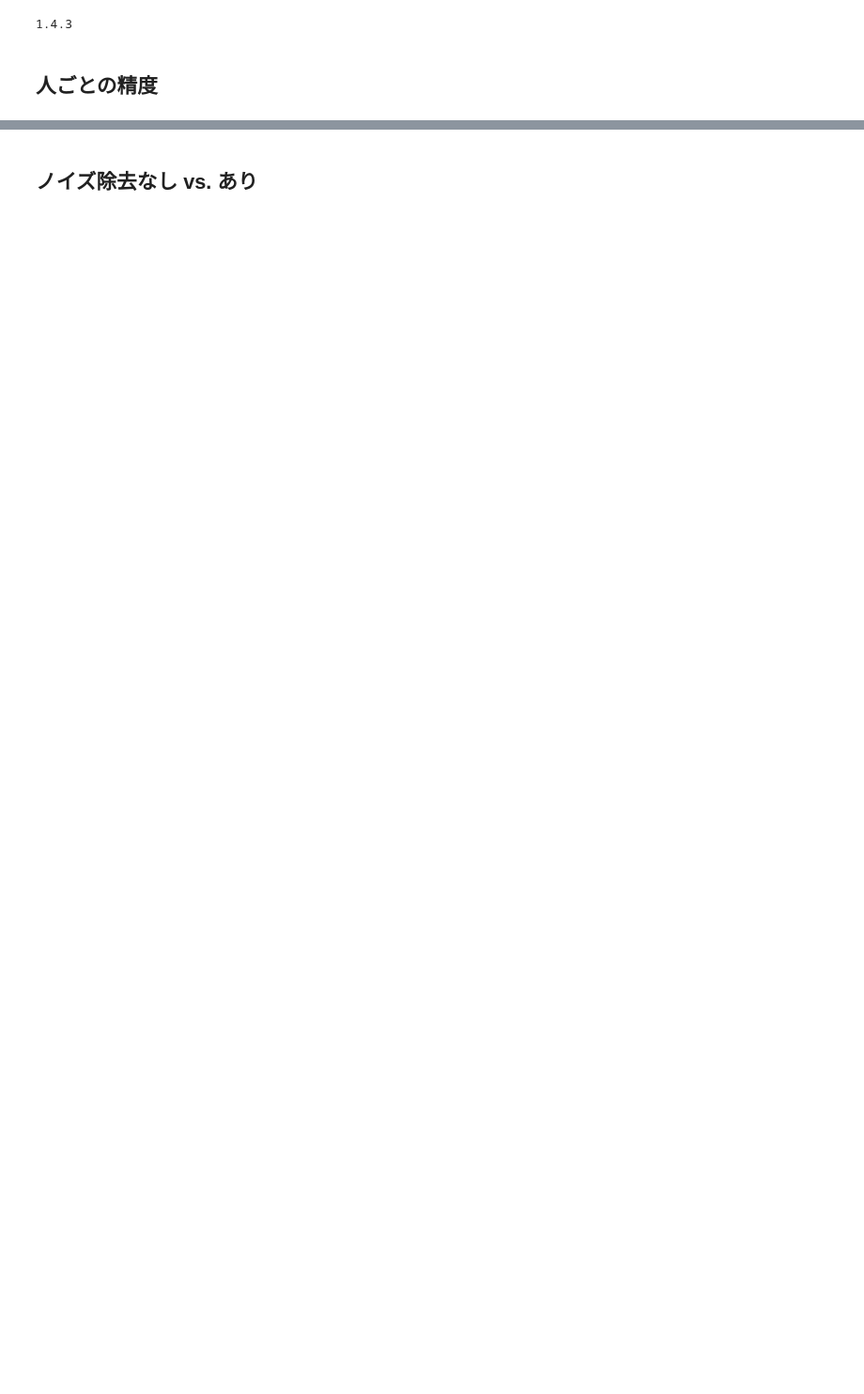
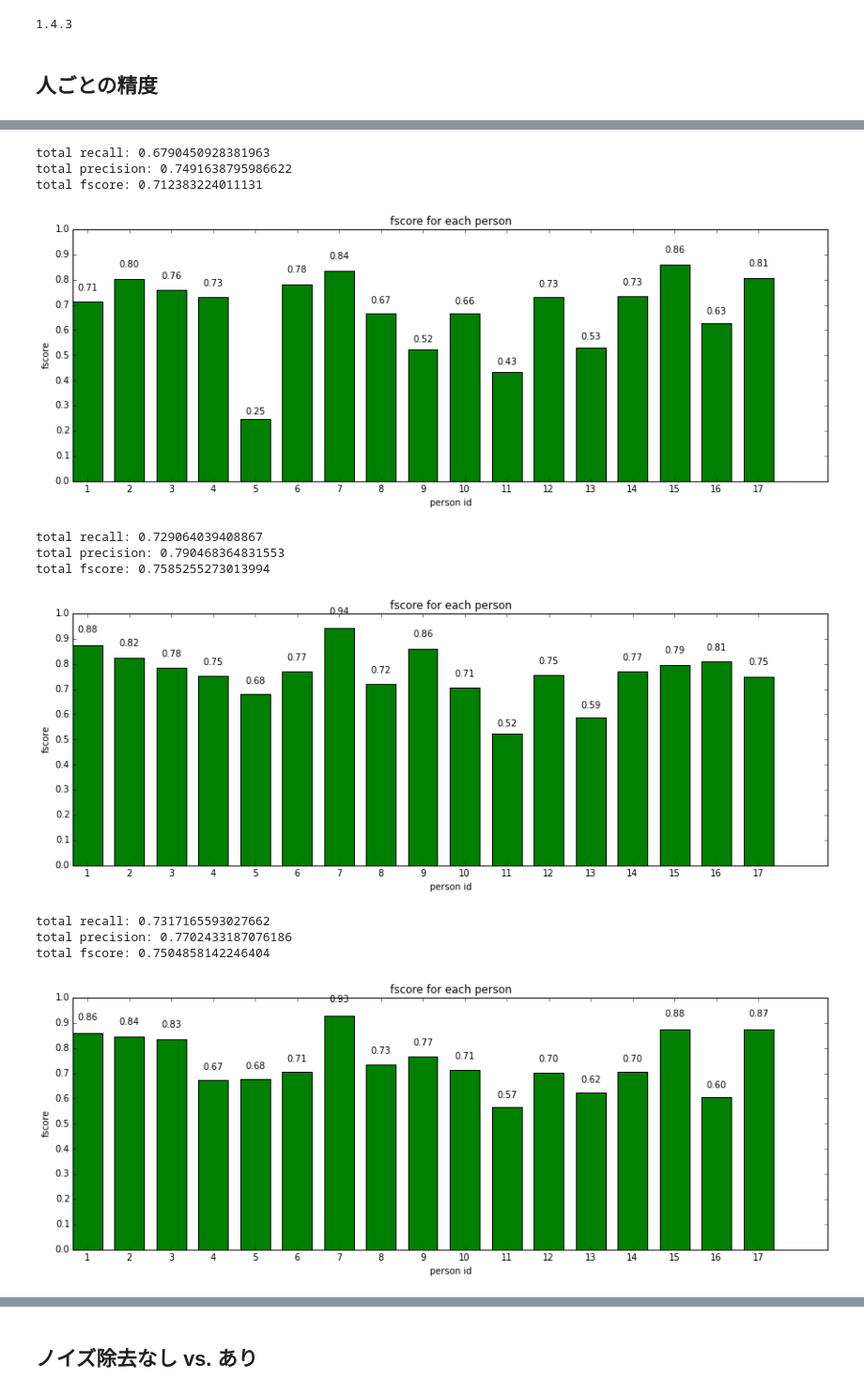
Before and after one commit to kenoga/gaze, a Jupyter notebook: analyze/show_result.ipynb, the cells around one changed output, grey strips where cells are left out. Shown at 94% size. Cells and saved outputs as stored; diff of their text form; code cells hidden in the pictures; blank space fills up the shorter version.

```diff
--- a/analyze/show_result.ipynb
+++ b/analyze/show_result.ipynb
@@ -142,0 +156,17 @@ def display_score_with_size(pids, scores, sizes, title=None, xlabel="person id",
+# %%
+analyze("default1")
+analyze("default2")
+analyze("default3")
+# %% [output]
+total recall: 0.6790450928381963
+total precision: 0.7491638795986622
+total fscore: 0.712383224011131
+[figure, added]
+total recall: 0.729064039408867
+total precision: 0.790468364831553
+total fscore: 0.7585255273013994
+[figure, added]
+total recall: 0.7317165593027662
+total precision: 0.7702433187076186
+total fscore: 0.7504858142246404
+[figure, added]
```
Also changed, not shown: parts of 36 cells of this notebook, 2 other files.
